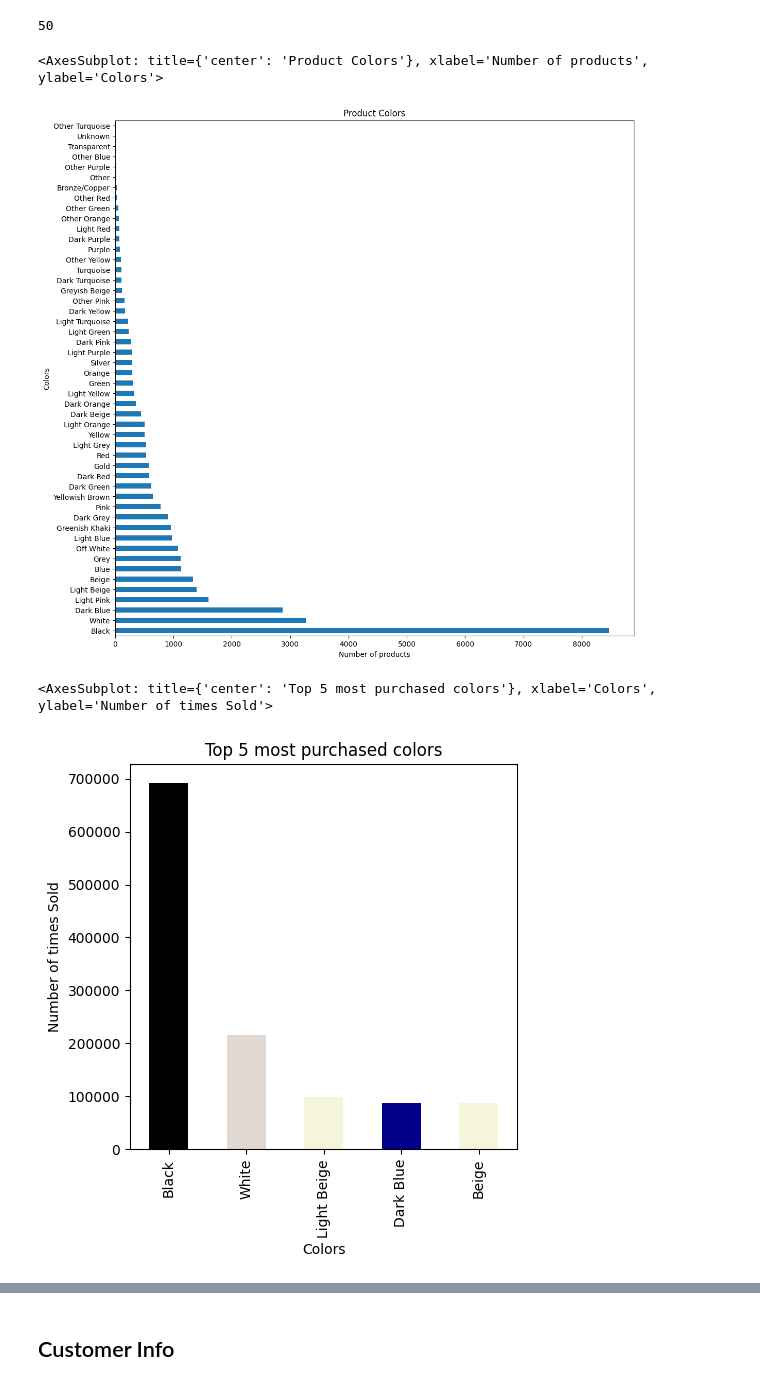
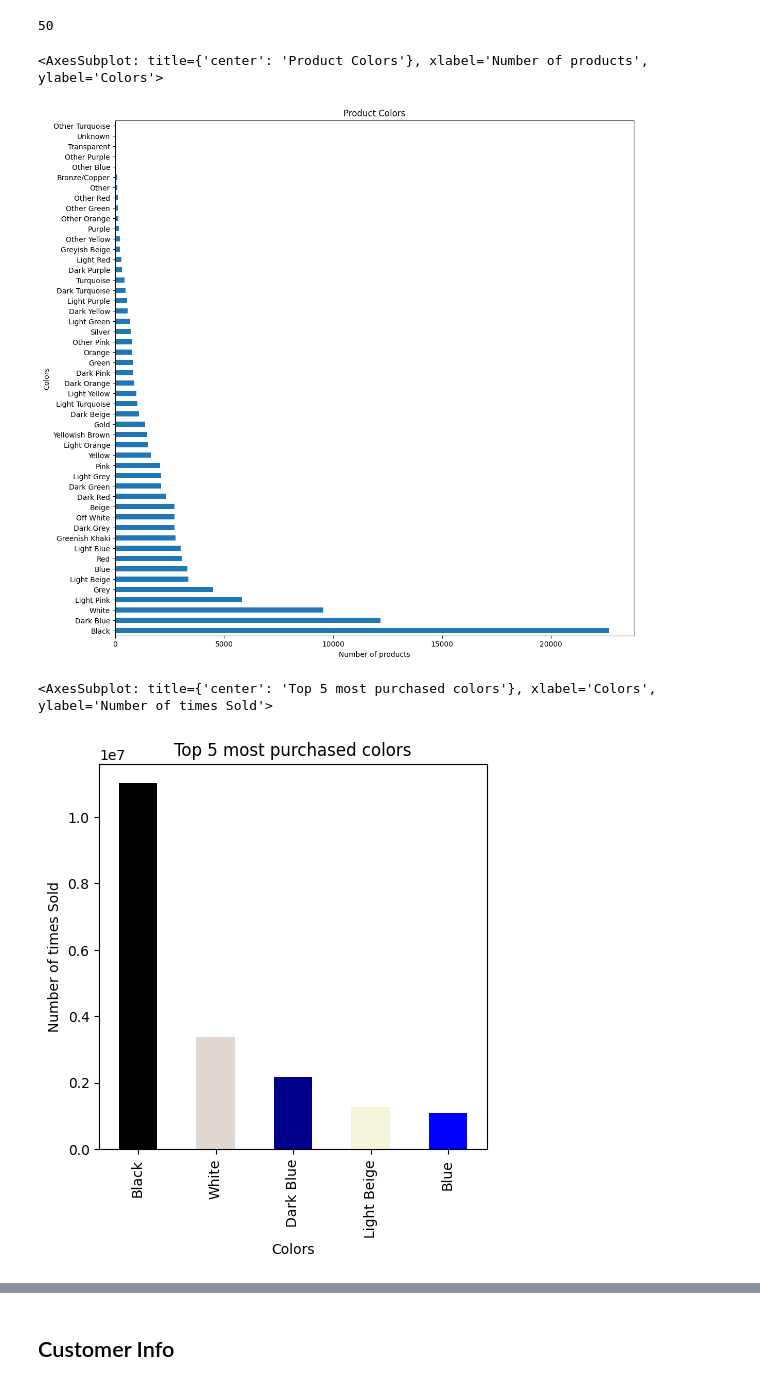
Before and after one commit to hamzakhan0077/cats_pajamas_fashion_recommder_systems, a Jupyter notebook: notes/jupyter/Data_Graphs.ipynb, the cells around one changed output, grey strips where cells are left out. Drawn from its saved outputs; the diff is of its cells as text; code cells hidden in the pictures.

```diff
--- a/notes/jupyter/Data_Graphs.ipynb
+++ b/notes/jupyter/Data_Graphs.ipynb
@@ -19,9 +19,15 @@ import numpy as np
 import matplotlib.pyplot as plt
 import matplotlib.colors as mcolors
 # %%
-articles_df = pd.read_csv("../../recommender_systems/datasets/articles_sample.csv")
-transaction_df = pd.read_csv("../../recommender_systems/datasets/transactions_sample.csv")
-customers_df = pd.read_csv("../../recommender_systems/datasets/customers_sample.csv")
+# articles_df = pd.read_csv("../../recommender_systems/datasets/articles_sample.csv")
+# transaction_df = pd.read_csv("../../recommender_systems/datasets/transactions_sample.csv")
+# customers_df = pd.read_csv("../../recommender_systems/datasets/customers_sample.csv")
+# pd.set_option("display.max_rows", None)
+
+
+articles_df = pd.read_csv("../../recommender_systems/datasets/articles.csv")
+transaction_df = pd.read_csv("../../recommender_systems/datasets/transactions_train.csv")
+customers_df = pd.read_csv("../../recommender_systems/datasets/customers.csv")
 pd.set_option("display.max_rows", None)
 # %% [markdown]
 <h2>Products Info</h2>
@@ -113,15 +130,15 @@ product_colors = articles_df['colour_group_name'].value_counts(dropna=False)
 product_colors.plot(kind='barh',figsize=(13, 13),title="Product Colors",ylabel="Colors",xlabel="Number of products") # (w,h)
 # %% [output]
 <AxesSubplot: title={'center': 'Product Colors'}, xlabel='Number of products', ylabel='Colors'>
-[figure, old version]
+[figure, new version]
 # %%
 merged_df = transaction_df.merge(articles_df ,left_on='article_id', right_on='article_id')
 # %%
-barcolors = ['#000000','#E1D9D1','#F5F5DC','#00008B','#F5F5DC']
+barcolors = ['#000000','#E1D9D1','#00008B','#F5F5DC','#0000FF']
 merged_df['colour_group_name'].value_counts().nlargest(5).plot(kind='bar',figsize=(5, 5),title="Top 5 most purchased colors",color = barcolors,ylabel="Number of times Sold",xlabel="Colors")
 # %% [output]
 <AxesSubplot: title={'center': 'Top 5 most purchased colors'}, xlabel='Colors', ylabel='Number of times Sold'>
-[figure, old version]
+[figure, new version]
 # %%
 # top 5 most purchased garment
 merged_df['product_group_name'].value_counts().nlargest(5).plot(kind='bar',figsize=(5, 5),title="Top 5 most purchased Group",ylabel="Number of times purchased",xlabel="Product Groups")
```
Also changed, not shown: parts of 22 cells of this notebook, 5 other files.
